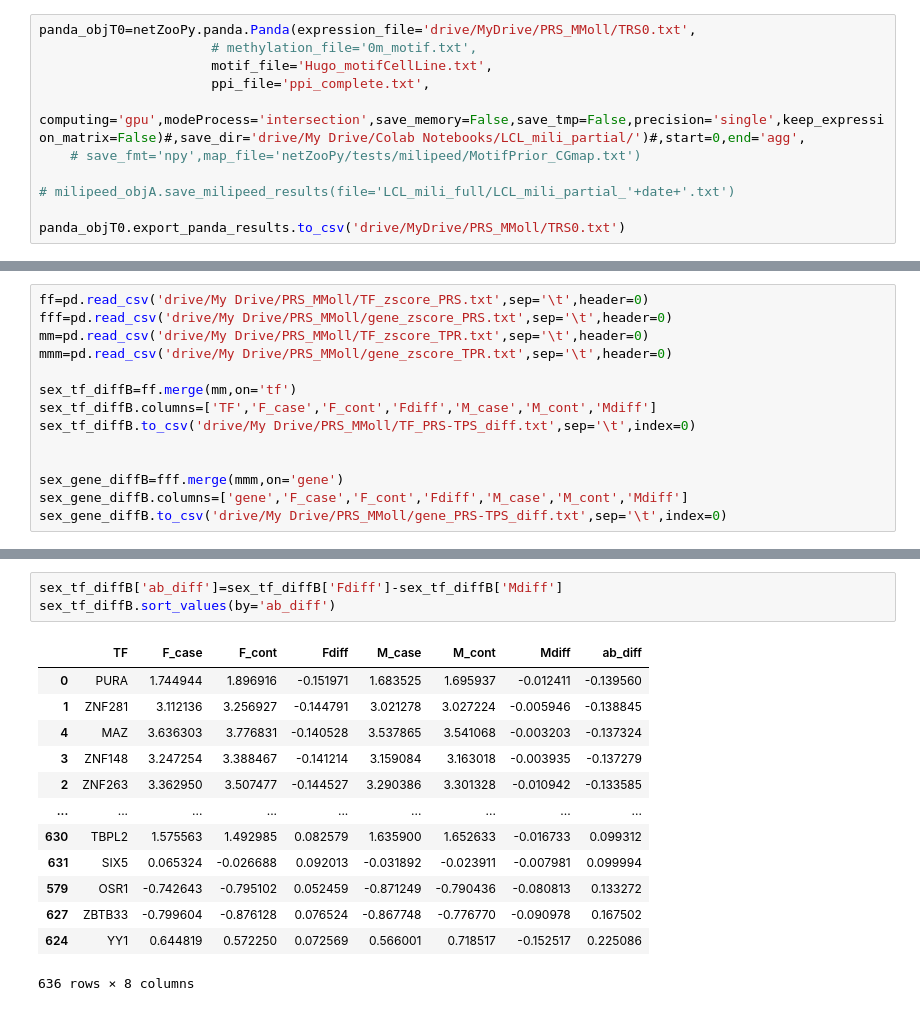
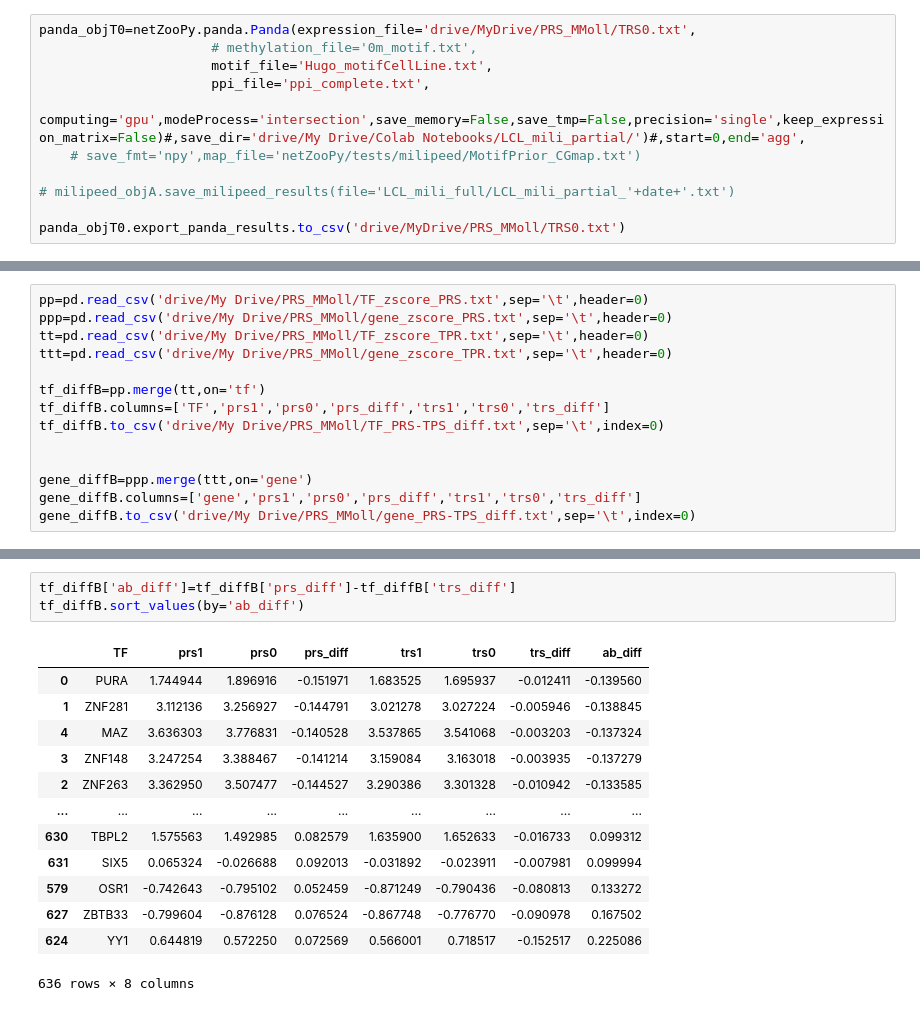
Before and after one commit to dcolinmorgan/MIMB, a Jupyter notebook: PRS_MMoll.ipynb, the cells around one changed output, grey strips where cells are left out. Drawn from its saved outputs; the diff is of its cells as text.

```diff
--- a/PRS_MMoll.ipynb
+++ b/PRS_MMoll.ipynb
@@ -175,16 +175,16 @@ mmmm = mmmm.sort_values(by ='diff' )
 mmm.to_csv('drive/My Drive/PRS_MMoll/TF_zscore_TPR.txt',sep='\t')
 mmmm.to_csv('drive/My Drive/PRS_MMoll/gene_zscore_TPR.txt',sep='\t')
 # %%
-ff=pd.read_csv('drive/My Drive/PRS_MMoll/TF_zscore_PRS.txt',sep='\t',header=0)
-fff=pd.read_csv('drive/My Drive/PRS_MMoll/gene_zscore_PRS.txt',sep='\t',header=0)
-mm=pd.read_csv('drive/My Drive/PRS_MMoll/TF_zscore_TPR.txt',sep='\t',header=0)
-mmm=pd.read_csv('drive/My Drive/PRS_MMoll/gene_zscore_TPR.txt',sep='\t',header=0)
+pp=pd.read_csv('drive/My Drive/PRS_MMoll/TF_zscore_PRS.txt',sep='\t',header=0)
+ppp=pd.read_csv('drive/My Drive/PRS_MMoll/gene_zscore_PRS.txt',sep='\t',header=0)
+tt=pd.read_csv('drive/My Drive/PRS_MMoll/TF_zscore_TPR.txt',sep='\t',header=0)
+ttt=pd.read_csv('drive/My Drive/PRS_MMoll/gene_zscore_TPR.txt',sep='\t',header=0)
 
-sex_tf_diffB=ff.merge(mm,on='tf')
-sex_tf_diffB.columns=['TF','F_case','F_cont','Fdiff','M_case','M_cont','Mdiff']
-sex_tf_diffB.to_csv('drive/My Drive/PRS_MMoll/TF_PRS-TPS_diff.txt',sep='\t',index=0)
+tf_diffB=pp.merge(tt,on='tf')
+tf_diffB.columns=['TF','prs1','prs0','prs_diff','trs1','trs0','trs_diff']
+tf_diffB.to_csv('drive/My Drive/PRS_MMoll/TF_PRS-TPS_diff.txt',sep='\t',index=0)
 
 
-sex_gene_diffB=fff.merge(mmm,on='gene')
-sex_gene_diffB.columns=['gene','F_case','F_cont','Fdiff','M_case','M_cont','Mdiff']
-sex_gene_diffB.to_csv('drive/My Drive/PRS_MMoll/gene_PRS-TPS_diff.txt',sep='\t',index=0)
+gene_diffB=ppp.merge(ttt,on='gene')
+gene_diffB.columns=['gene','prs1','prs0','prs_diff','trs1','trs0','trs_diff']
+gene_diffB.to_csv('drive/My Drive/PRS_MMoll/gene_PRS-TPS_diff.txt',sep='\t',index=0)
@@ -218,21 +213,21 @@ plt.legend((p1, p2),('PRS TF','TRS TF'))
 # %% [output]
 <matplotlib.legend.Legend at 0x...>
 [figure]
-# %%
-sex_tf_diffB['ab_diff']=sex_tf_diffB['Fdiff']-sex_tf_diffB['Mdiff']
-sex_tf_diffB.sort_values(by='ab_diff')
-# %% [output]
-|  | TF | F_case | F_cont | Fdiff | M_case | M_cont | Mdiff | ab_diff |
-| 0 | PURA | 1.744944 | 1.896916 | -0.151971 | 1.683525 | 1.695937 | -0.012411 | -0.139560 |
-| 1 | ZNF281 | 3.112136 | 3.256927 | -0.144791 | 3.021278 | 3.027224 | -0.005946 | -0.138845 |
-| 4 | MAZ | 3.636303 | 3.776831 | -0.140528 | 3.537865 | 3.541068 | -0.003203 | -0.137324 |
-| 3 | ZNF148 | 3.247254 | 3.388467 | -0.141214 | 3.159084 | 3.163018 | -0.003935 | -0.137279 |
-| 2 | ZNF263 | 3.362950 | 3.507477 | -0.144527 | 3.290386 | 3.301328 | -0.010942 | -0.133585 |
-| ... | ... | ... | ... | ... | ... | ... | ... | ... |
-| 630 | TBPL2 | 1.575563 | 1.492985 | 0.082579 | 1.635900 | 1.652633 | -0.016733 | 0.099312 |
-| 631 | SIX5 | 0.065324 | -0.026688 | 0.092013 | -0.031892 | -0.023911 | -0.007981 | 0.099994 |
-| 579 | OSR1 | -0.742643 | -0.795102 | 0.052459 | -0.871249 | -0.790436 | -0.080813 | 0.133272 |
-| 627 | ZBTB33 | -0.799604 | -0.876128 | 0.076524 | -0.867748 | -0.776770 | -0.090978 | 0.167502 |
-| 624 | YY1 | 0.644819 | 0.572250 | 0.072569 | 0.566001 | 0.718517 | -0.152517 | 0.225086 |
-636 rows × 8 columns
+# %%
+tf_diffB['ab_diff']=tf_diffB['prs_diff']-tf_diffB['trs_diff']
+tf_diffB.sort_values(by='ab_diff')
+# %% [output]
+|  | TF | prs1 | prs0 | prs_diff | trs1 | trs0 | trs_diff | ab_diff |
+| 0 | PURA | 1.744944 | 1.896916 | -0.151971 | 1.683525 | 1.695937 | -0.012411 | -0.139560 |
+| 1 | ZNF281 | 3.112136 | 3.256927 | -0.144791 | 3.021278 | 3.027224 | -0.005946 | -0.138845 |
+| 4 | MAZ | 3.636303 | 3.776831 | -0.140528 | 3.537865 | 3.541068 | -0.003203 | -0.137324 |
+| 3 | ZNF148 | 3.247254 | 3.388467 | -0.141214 | 3.159084 | 3.163018 | -0.003935 | -0.137279 |
+| 2 | ZNF263 | 3.362950 | 3.507477 | -0.144527 | 3.290386 | 3.301328 | -0.010942 | -0.133585 |
+| ... | ... | ... | ... | ... | ... | ... | ... | ... |
+| 630 | TBPL2 | 1.575563 | 1.492985 | 0.082579 | 1.635900 | 1.652633 | -0.016733 | 0.099312 |
+| 631 | SIX5 | 0.065324 | -0.026688 | 0.092013 | -0.031892 | -0.023911 | -0.007981 | 0.099994 |
+| 579 | OSR1 | -0.742643 | -0.795102 | 0.052459 | -0.871249 | -0.790436 | -0.080813 | 0.133272 |
+| 627 | ZBTB33 | -0.799604 | -0.876128 | 0.076524 | -0.867748 | -0.776770 | -0.090978 | 0.167502 |
+| 624 | YY1 | 0.644819 | 0.572250 | 0.072569 | 0.566001 | 0.718517 | -0.152517 | 0.225086 |
+636 rows × 8 columns
 # %%
```
Also changed, not shown: parts of 13 cells of this notebook.
